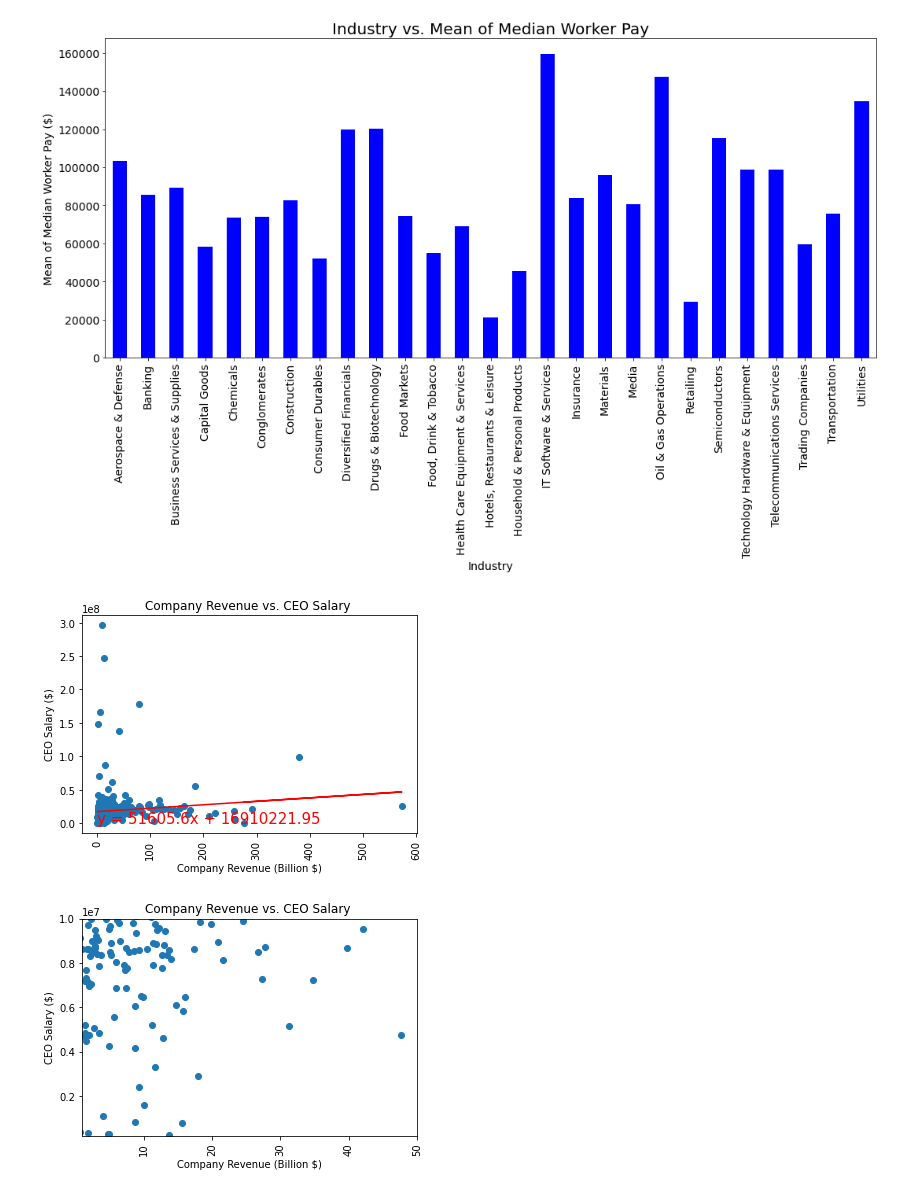
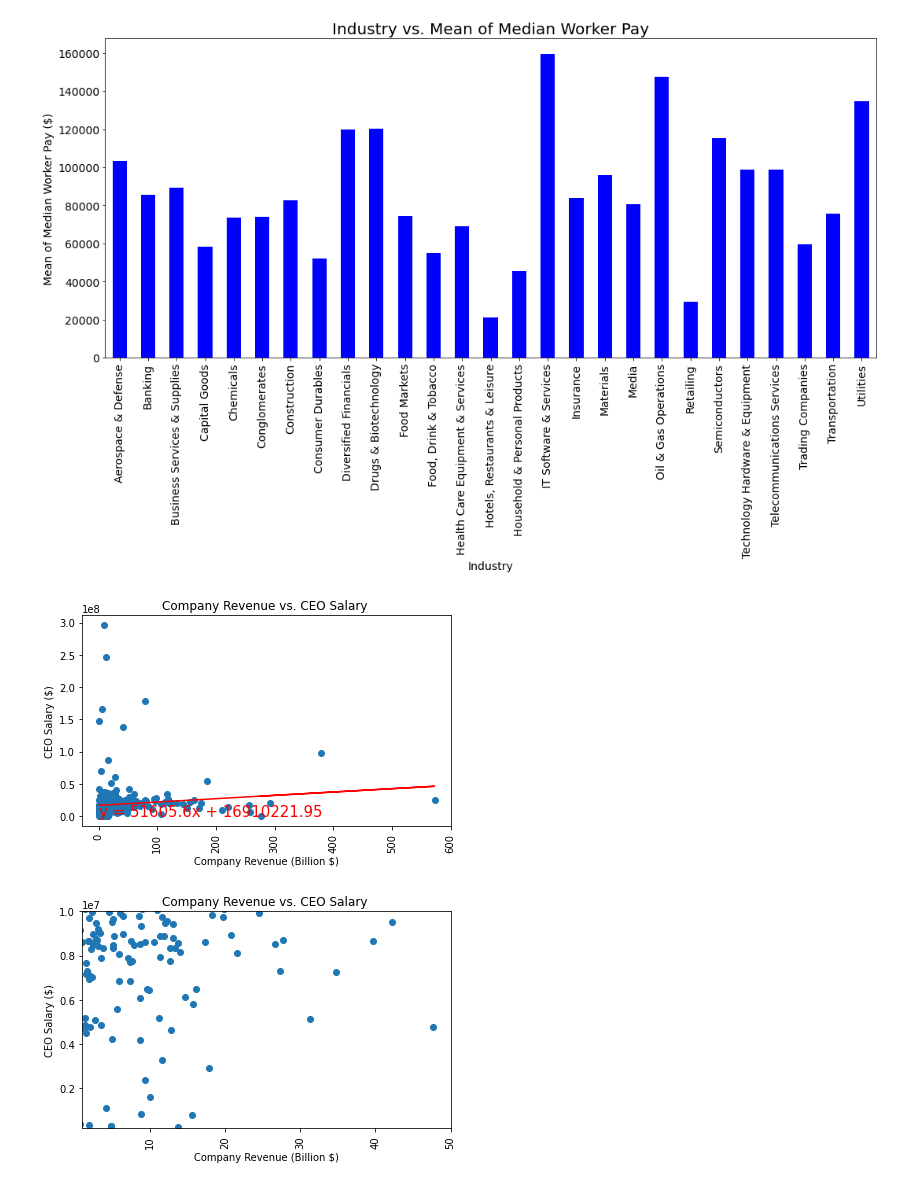
Before and after one commit to allison713/Group6_proj1, a Jupyter notebook: Data/datavisuals.ipynb, the cells around one changed output. Saved outputs shown, nothing was run; the diff lists cells and outputs as text; code cells hidden in the pictures.

```diff
--- a/Data/datavisuals.ipynb
+++ b/Data/datavisuals.ipynb
@@ -115,24 +120,26 @@ plt.show()
 # %%
 #Do CEOs and their workers earn more as their companies earn more?
 
 def linreg(xval, yval, title, ylab, textcoord):
     (slope, intercept, r_value, p_value, std_err) = linregress(xval, yval)
     regress_values = xval * slope + intercept
     line_eq = "y = " + str(round(slope,2)) + "x + " + str(round(intercept,2))
     plt.scatter(xval,yval)
     plt.plot(xval,regress_values,"r")
     plt.annotate(line_eq, textcoord, fontsize=15, color="red")
     plt.title(title)
     plt.ticklabel_format(axis='x',style='plain')
     plt.xlabel("Company Revenue (Billion $)")
     plt.xticks(rotation=90)
     plt.ylabel(ylab)
-    plt.show()
+    plt.tight_layout()
 xval = merged_df["Revenue (Billions)"]
 yval = merged_df["CEO Salary"]
 linreg(xval,yval,"Company Revenue vs. CEO Salary ","CEO Salary ($)",(0,20))
+# Save the figure
+plt.savefig("../Visuals/RevenuevCEO.png")
 # %% [output]
-[figure, old version]
+[figure, new version]
 # %%
 #Do CEOs and their workers earn more as their companies earn more?
 #Zoomed in plot
@@ -150,12 +157,14 @@ def linreg(xval, yval, title, ylab, textcoord):
     plt.ylim([200000,10000000])
     plt.xticks(rotation=90)
     plt.ylabel(ylab)
-    plt.show()
+    plt.tight_layout()
 xval = merged_df["Revenue (Billions)"]
 yval = merged_df["CEO Salary"]
 linreg(xval,yval,"Company Revenue vs. CEO Salary ","CEO Salary ($)",(0,20))
+# Save the figure
+plt.savefig("../Visuals/RevenuevCEOZoomed.png")
 # %% [output]
-[figure, old version]
+[figure, new version]
 # %%
 #Do CEOs and their workers earn more as their companies earn more?
 
```
Also changed, not shown: parts of 7 cells of this notebook, 9 other files.
